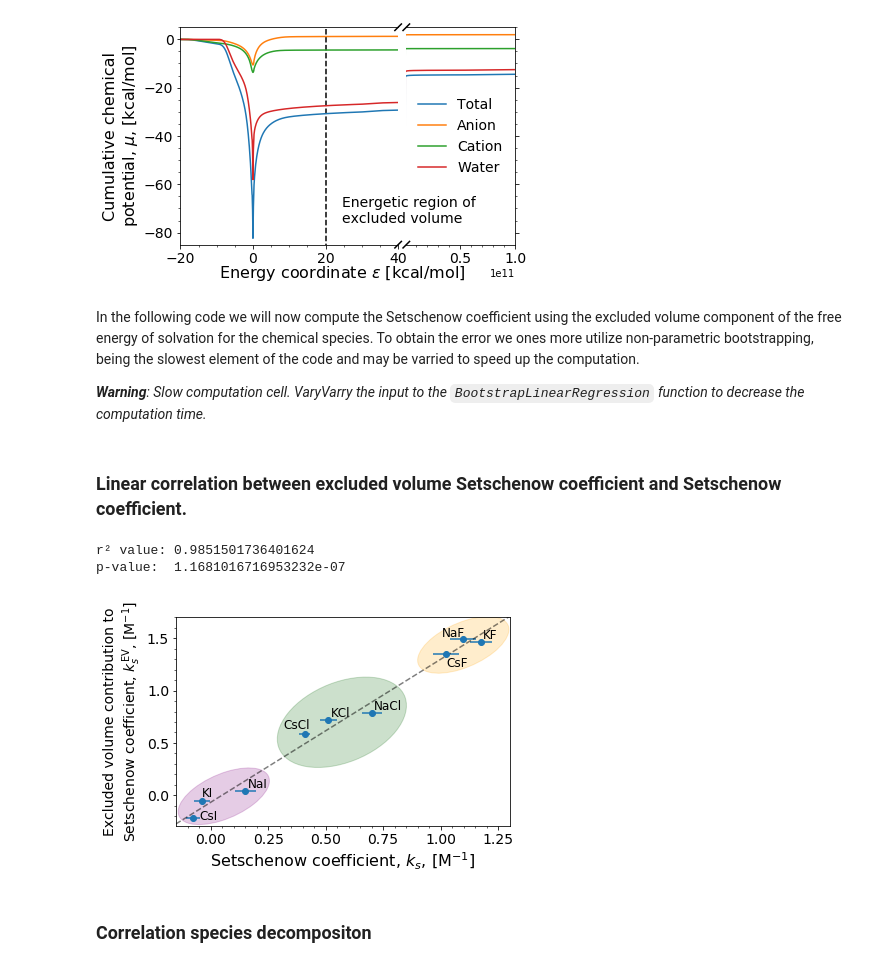
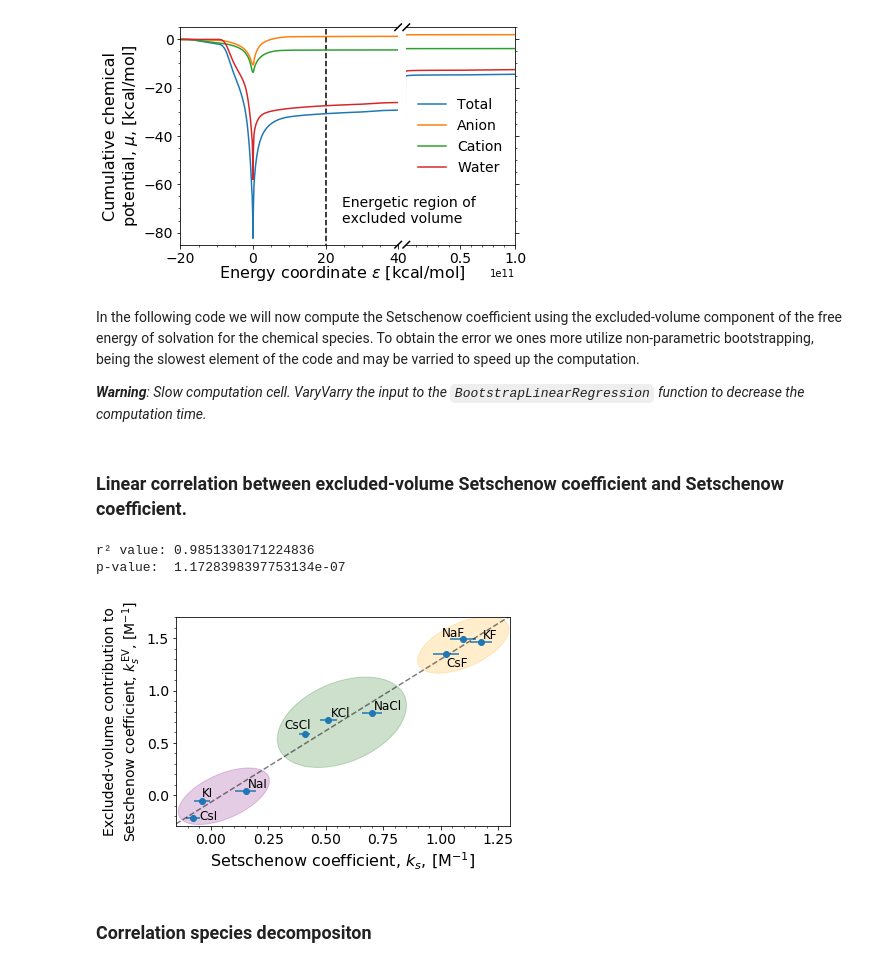
Before and after one commit to SHervoe-Hansen/Caffeine_solubility, a Jupyter notebook: Analysis.ipynb, the cells around one changed output. Saved outputs shown, nothing was run; the diff lists cells and outputs as text; code cells hidden in the pictures.

Commit message:
Updated text in notebook and figures

```diff
--- a/Analysis.ipynb
+++ b/Analysis.ipynb
@@ -674,7 +674,7 @@ fig.savefig('images/CsCl_2.00M_CumChemPot.pdf', bbox_inches='tight')
 # %% [output]
 [figure]
 # %% [markdown]
-In the following code we will now compute the Setschenow coefficient using the excluded volume component of the free energy of solvation for the chemical species. To obtain the error we ones more utilize non-parametric bootstrapping, being the slowest element of the code and may be varried to speed up the computation.
+In the following code we will now compute the Setschenow coefficient using the excluded-volume component of the free energy of solvation for the chemical species. To obtain the error we ones more utilize non-parametric bootstrapping, being the slowest element of the code and may be varried to speed up the computation.
 
 _<b>Warning</b>: Slow computation cell. VaryVarry the input to the `BootstrapLinearRegression` function to decrease the computation time._
 # %%
@@ -720,7 +720,7 @@ for convar, salt in enumerate(salts):
     SetCof_eV[convar] = np.array(mu)
     SetCofErr_eV[convar] = np.array(mu_error)
 # %% [markdown]
-### Linear correlation between excluded volume Setschenow coefficient and Setschenow coefficient.
+### Linear correlation between excluded-volume Setschenow coefficient and Setschenow coefficient.
 # %%
 stats = linregress(SetCof[:,0], SetCof_eV[:,0])
 print('r² value: {}'.format(stats.rvalue**2))
@@ -737,37 +737,37 @@ for i, txt in enumerate(salts):
         ax.annotate(txt, (SetCof[:,0][i], SetCof_eV[:,0][i]+0.05), fontsize=12)
     elif txt =='CsCl':
         ax.annotate(txt, (SetCof[:,0][i]-0.09, SetCof_eV[:,0][i]+0.05), fontsize=12)
     elif txt =='CsF':
         ax.annotate(txt, (SetCof[:,0][i], SetCof_eV[:,0][i]-0.12), fontsize=12)
     elif txt =='CsI':
         ax.annotate(txt, (SetCof[:,0][i]+0.03, SetCof_eV[:,0][i]-0.01), fontsize=12)
     else:
         ax.annotate(txt, (SetCof[:,0][i]+0.01, SetCof_eV[:,0][i]+0.03), fontsize=12)
 ax.plot(np.arange(-0.2, 1.4, 0.001), np.arange(-0.2, 1.4, 0.001)*stats.slope + stats.intercept,
         alpha=0.5, color='black', linestyle='dashed')
 
 for anion in range(3): # loop over anion species
     x = SetCof[:,0][anion:-1:3].mean()
     y = SetCof_eV[:,0][anion:-1:3].mean()
     if anion == 1:
         el = mpatches.Ellipse((x+0.03, y), 0.5, 0.9, angle=-20, alpha=0.2, color=colors[anion])
     else:
         el = mpatches.Ellipse((x, y), 0.3, 0.6, angle=-30, alpha=0.2, color=colors[anion])
     ax.add_artist(el)
 
 ax.minorticks_on()
-ax.set_ylabel(f'Excluded volume contribution to\nSetschenow coefficient, $k_{{s}}^{{\mathrm{{EV}}}}$, [M$^{{-1}}$]', fontsize=14)
+ax.set_ylabel(f'Excluded-volume contribution to\nSetschenow coefficient, $k_{{s}}^{{\mathrm{{EV}}}}$, [M$^{{-1}}$]', fontsize=14)
 ax.set_xlabel(r'Setschenow coefficient, $k_s$, [M$^{-1}$]', fontsize=16)
 ax.set_xlim(-0.15, 1.3)
 ax.set_ylim(-0.29, 1.7)
 ax.tick_params(axis='both', labelsize=14)
 
 fig.tight_layout()
 fig.savefig('images/ExcludedVolumeCorrelation.pdf', bbox_inches='tight')
 # %% [output]
-r² value: 0.9851501736401624
-p-value:  1.1681016716953232e-07
+r² value: 0.9851330171224836
+p-value:  1.1728398397753134e-07
-[figure, old version]
+[figure, new version]
 # %% [markdown]
 ### Correlation species decompositon
 # %%
```
Also changed, not shown: parts of 10 cells of this notebook, 15 other files.
